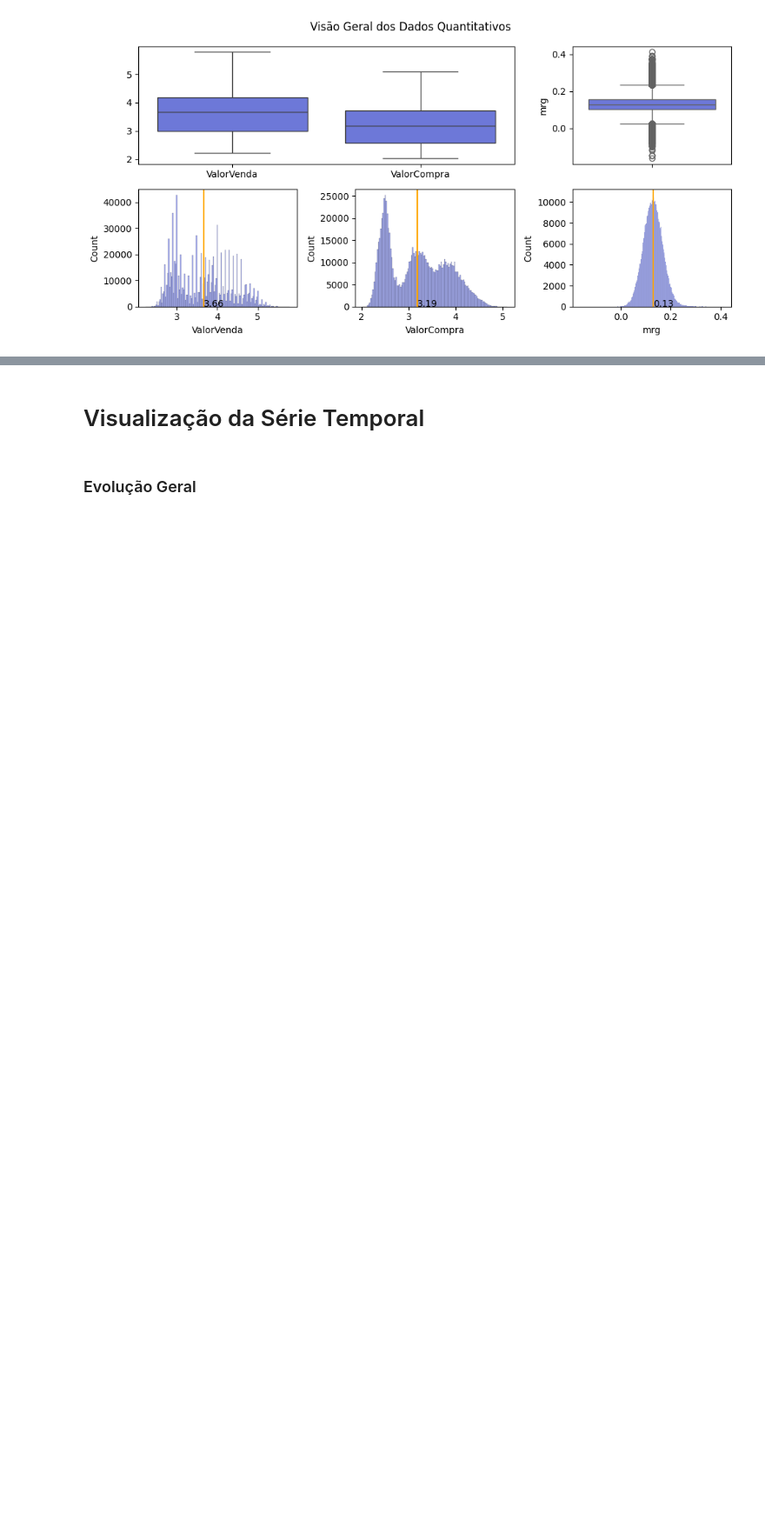
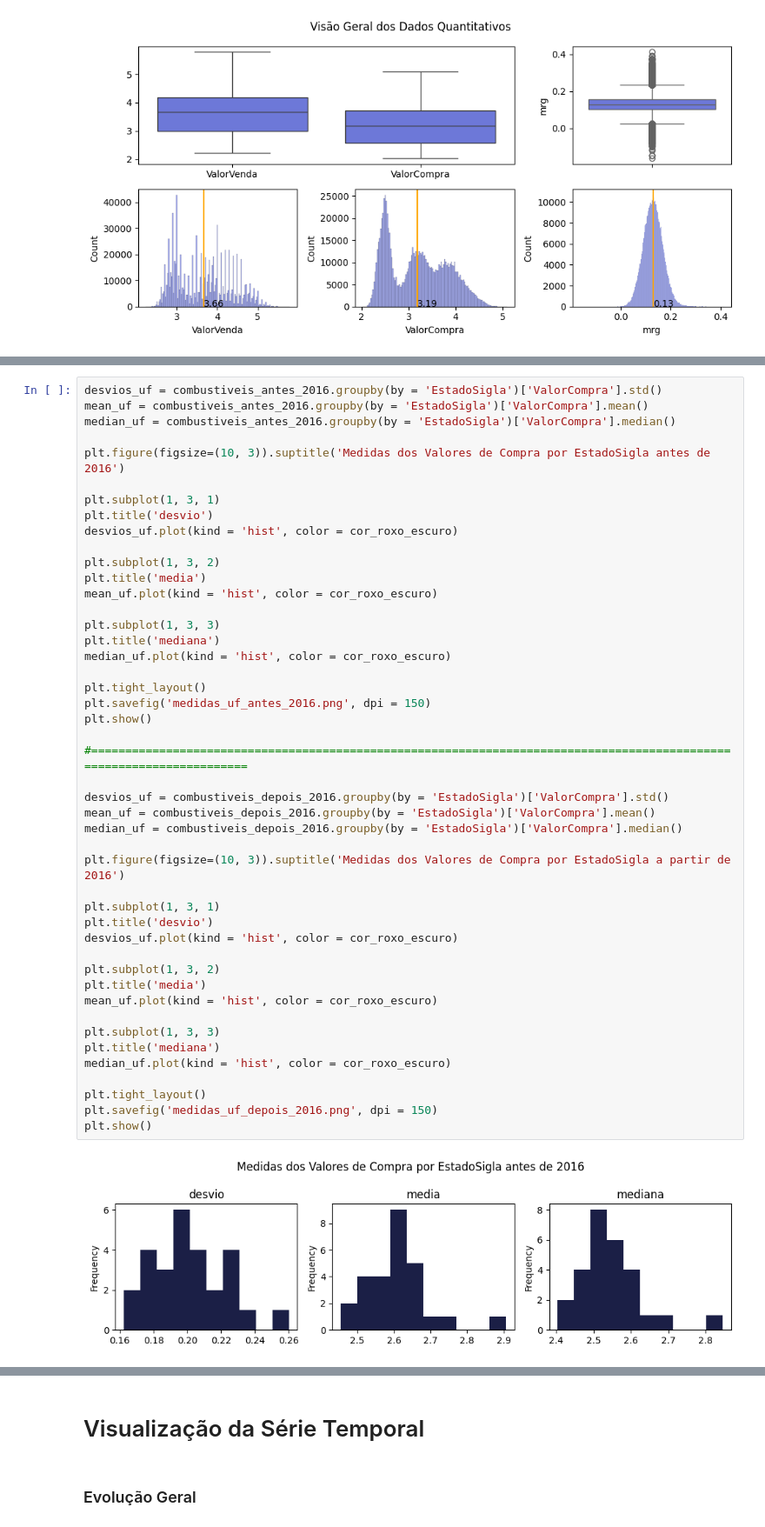
Before and after one commit to jorgecarvalhopi/Python_Analise-Precos-Combustiveis-2019, a Jupyter notebook: analise_v2.ipynb, the cells around one changed output, grey strips where cells are left out. Shown at 87% size. Saved outputs shown, nothing was run; the diff lists cells and outputs as text; blank space fills up the shorter version.

```diff
--- a/analise_v2.ipynb
+++ b/analise_v2.ipynb
@@ -189,0 +244,48 @@ plt.show()
+# %%
+desvios_uf = combustiveis_antes_2016.groupby(by = 'EstadoSigla')['ValorCompra'].std()
+mean_uf = combustiveis_antes_2016.groupby(by = 'EstadoSigla')['ValorCompra'].mean()
+median_uf = combustiveis_antes_2016.groupby(by = 'EstadoSigla')['ValorCompra'].median()
+
+plt.figure(figsize=(10, 3)).suptitle('Medidas dos Valores de Compra por EstadoSigla antes de 2016')
+
+plt.subplot(1, 3, 1)
+plt.title('desvio')
+desvios_uf.plot(kind = 'hist', color = cor_roxo_escuro)
+
+plt.subplot(1, 3, 2)
+plt.title('media')
+mean_uf.plot(kind = 'hist', color = cor_roxo_escuro)
+
+plt.subplot(1, 3, 3)
+plt.title('mediana')
+median_uf.plot(kind = 'hist', color = cor_roxo_escuro)
+
+plt.tight_layout()
+plt.savefig('medidas_uf_antes_2016.png', dpi = 150)
+plt.show()
+
+#======================================================================================================================
+
+desvios_uf = combustiveis_depois_2016.groupby(by = 'EstadoSigla')['ValorCompra'].std()
+mean_uf = combustiveis_depois_2016.groupby(by = 'EstadoSigla')['ValorCompra'].mean()
+median_uf = combustiveis_depois_2016.groupby(by = 'EstadoSigla')['ValorCompra'].median()
+
+plt.figure(figsize=(10, 3)).suptitle('Medidas dos Valores de Compra por EstadoSigla a partir de 2016')
+
+plt.subplot(1, 3, 1)
+plt.title('desvio')
+desvios_uf.plot(kind = 'hist', color = cor_roxo_escuro)
+
+plt.subplot(1, 3, 2)
+plt.title('media')
+mean_uf.plot(kind = 'hist', color = cor_roxo_escuro)
+
+plt.subplot(1, 3, 3)
+plt.title('mediana')
+median_uf.plot(kind = 'hist', color = cor_roxo_escuro)
+
+plt.tight_layout()
+plt.savefig('medidas_uf_depois_2016.png', dpi = 150)
+plt.show()
+# %% [output]
+[figure, added]
```
Also changed, not shown: parts of 12 cells of this notebook.
